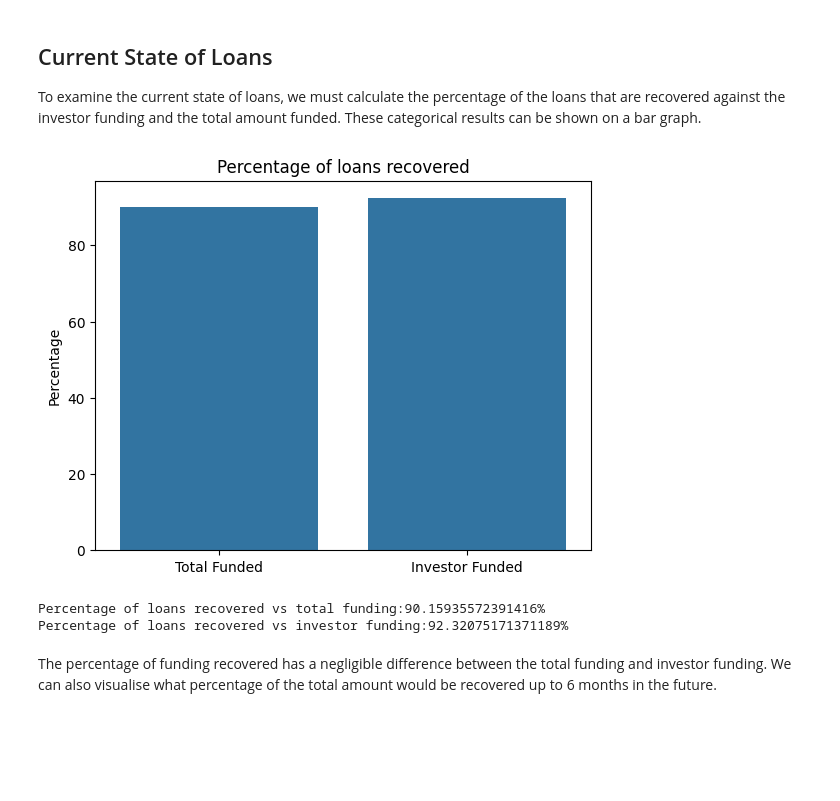
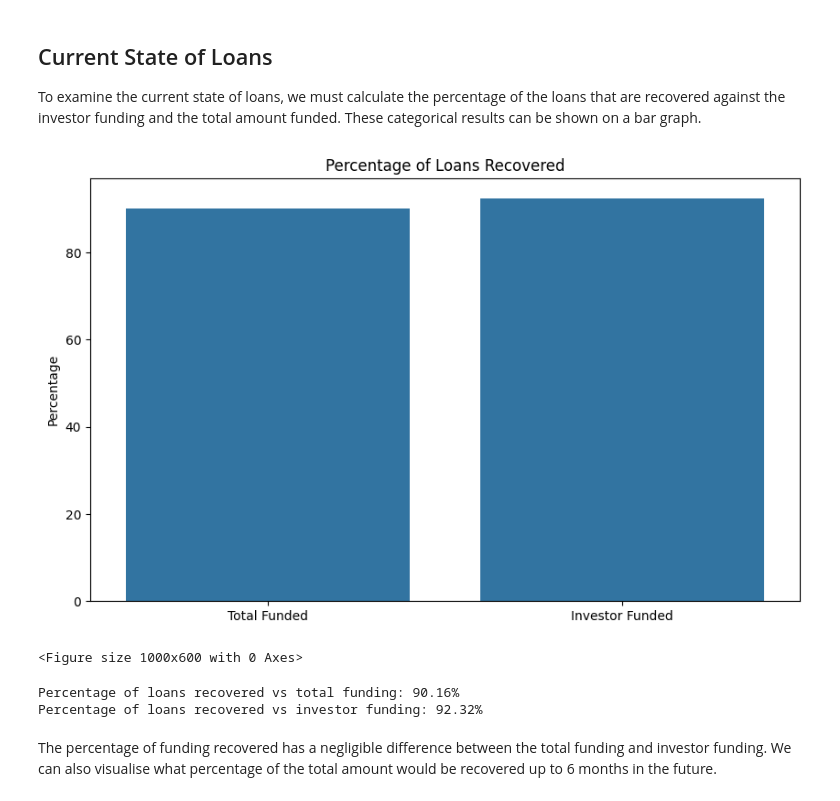
Before and after one commit to VargheseJaco/exploratory-data-analysis---customer-loans-in-finance, a Jupyter notebook: analysis.ipynb, the cells around one changed output. Saved outputs shown, nothing was run; the diff lists cells and outputs as text; code cells hidden in the pictures; blank space fills up the shorter version.

```diff
--- a/analysis.ipynb
+++ b/analysis.ipynb
@@ -35,15 +35,16 @@ To examine the current state of loans, we must calculate the percentage of the l
 # %%
 total_payments_percentage = DataFrameInfo(df).column_percentage('total_payment', 'funded_amount')
 total_payments_percentage_inv = DataFrameInfo(df).column_percentage('total_payment', 'funded_amount_inv')
 
-Plotter(df).bar_plot(x=['Total Funded', 'Investor Funded'], y=[total_payments_percentage, total_payments_percentage_inv],ylab='Percentage',title='Percentage of loans recovered')
+Plotter(df).bar_plot(x=['Total Funded', 'Investor Funded'], y=[total_payments_percentage, total_payments_percentage_inv],ylab='Percentage',title='Percentage of Loans Recovered',size=(10,6))
 
-print(f'Percentage of loans recovered vs total funding:{total_payments_percentage}%')
-print(f'Percentage of loans recovered vs investor funding:{total_payments_percentage_inv}%')
+print(f'Percentage of loans recovered vs total funding: {round(total_payments_percentage,2)}%')
+print(f'Percentage of loans recovered vs investor funding: {round(total_payments_percentage_inv,2)}%')
 # %% [output]
-[figure, old version]
+[figure, new version]
-Percentage of loans recovered vs total funding:90.15935572391416%
-Percentage of loans recovered vs investor funding:92.32075171371189%
+<Figure size 1000x600 with 0 Axes>
+Percentage of loans recovered vs total funding: 90.16%
+Percentage of loans recovered vs investor funding: 92.32%
 # %% [markdown]
 The percentage of funding recovered has a negligible difference between the total funding and investor funding. We can also visualise what percentage of the total amount would be recovered up to 6 months in the future.
 # %%
```
Also changed, not shown: parts of 24 cells of this notebook, 3 other files.
